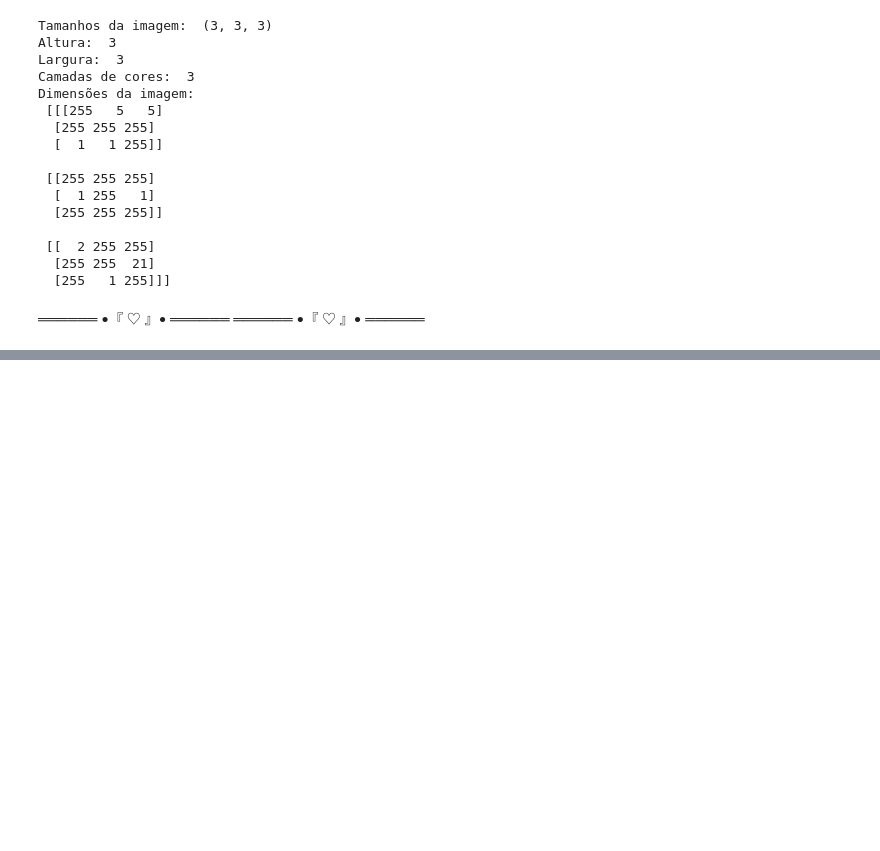
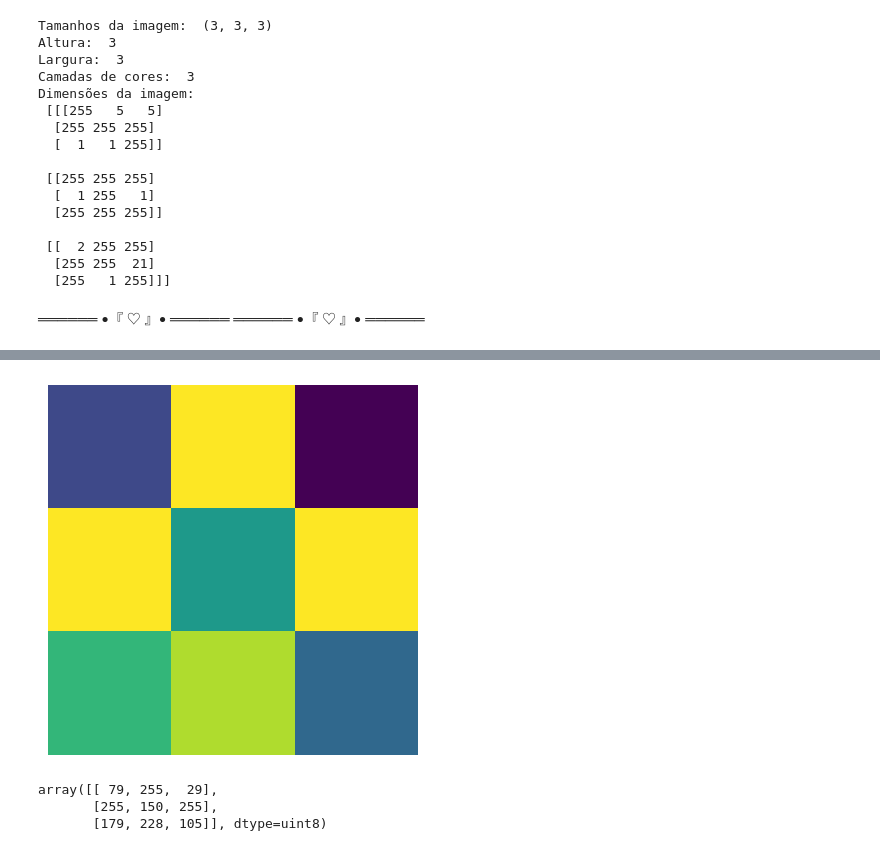
Before and after one commit to XxAbsSouza/AI-Engeneering-Fiap2025, a Jupyter notebook: Aula 1302/IntroPID.ipynb, the cells around one changed output, grey strips where cells are left out. Drawn from its saved outputs; the diff is of its cells as text; code cells hidden in the pictures; blank space fills up the shorter version.

```diff
--- a/Aula 1302/IntroPID.ipynb
+++ b/Aula 1302/IntroPID.ipynb
@@ -195,0 +210,23 @@ Dimensões da imagem:
+# %%
+import cv2
+import numpy as np
+
+from matplotlib import pyplot as plt
+
+
+# Carregando a imagem na versão tons de cinza (grayscale) de um arquivo
+imagem_cinza = cv2.imread("Aula 1302/img3x3.png", cv2.IMREAD_GRAYSCALE)
+
+# ou use o argumento 0, tem o mesmo efeito de importar na escala de cinza
+#imagem_cinza = cv2.imread("img3x3.png", 0)
+
+plt.imshow(imagem_cinza)
+
+plt.axis('off')
+plt.show()
+imagem_cinza
+# %% [output]
+[figure, added]
+array([[ 79, 255,  29],
+       [255, 150, 255],
+       [179, 228, 105]], dtype=uint8)
```
Also changed, not shown: parts of 16 cells of this notebook, 3 other files.
